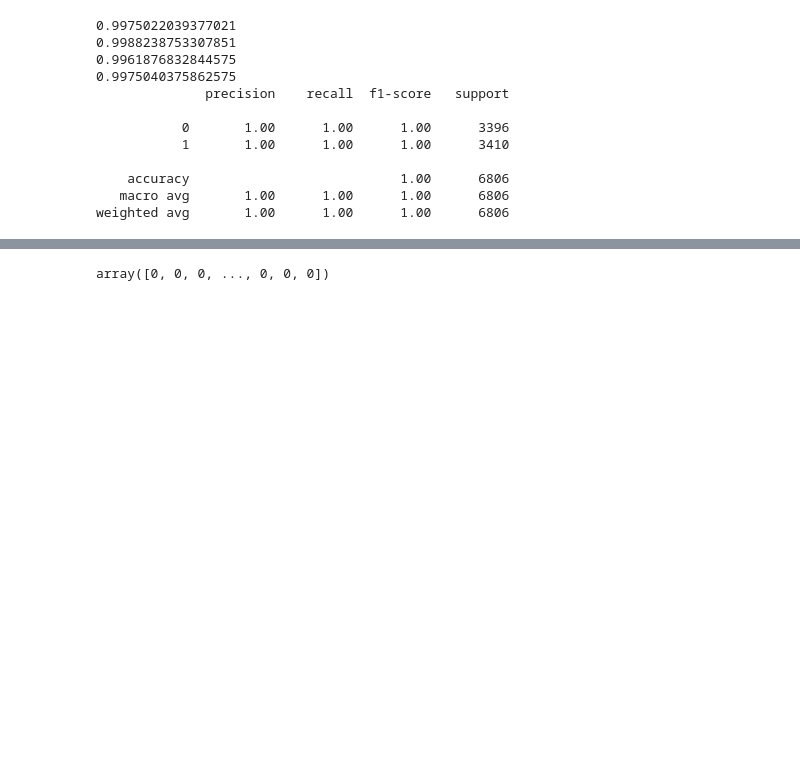
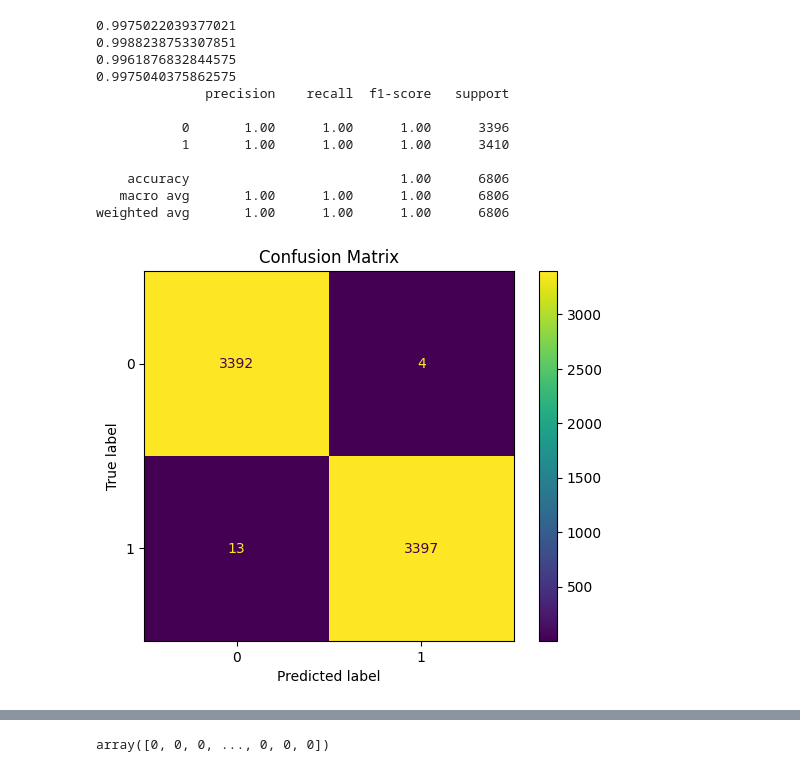
Before and after one commit to Adorna-hash/fake-job-posting-detection, a Jupyter notebook: model.ipynb, the cells around one changed output, grey strips where cells are left out. Saved outputs shown, nothing was run; the diff lists cells and outputs as text; code cells hidden in the pictures; blank space fills up the shorter version.

```diff
--- a/model.ipynb
+++ b/model.ipynb
@@ -16,6 +57,24 @@ df['text'] = (df["title"].astype(str)+ " " +  df["description"].astype(str)+ " "
 
 cat_cols = ['employment_type', 'required_experience', 'required_education', 'industry', 'function']
 bin_cols = ['telecommuting', 'has_company_logo', 'has_questions']
+# %%
+# Combine important text columns
+df['text'] = (df["title"].astype(str)+ " " +  df["description"].astype(str)+ " " +
+               df["requirements"].astype(str))
+
+onehot = OneHotEncoder(handle_unknown='ignore', sparse_output=False, drop='first')
+res = onehot.fit_transform(df[cat_cols])
+X_structured = pd.concat([df[bin_cols].reset_index(drop=True),
+pd.DataFrame(res, columns=onehot.get_feature_names_out(cat_cols))], axis=1)
+
+tfidf=TfidfVectorizer(max_features=5000, stop_words='english', ngram_range=(1,2), min_df=2)
+X_text =tfidf.fit_transform(df["text"])
+
+X_final = hstack([X_structured.to_numpy(), X_text])
+y=df["fraudulent"]
+
+smote =SMOTE(random_state=42)
+X_over_s, y_over_s =smote.fit_resample(X_final, y)
 # %%
 df[cat_cols] = df[cat_cols].fillna('Unknown')
 # %%
@@ -98,3 +157,10 @@ print(classification_report(y_test, y_pred))
     accuracy                           1.00      6806
    macro avg       1.00      1.00      1.00      6806
 weighted avg       1.00      1.00      1.00      6806
+# %%
+from sklearn.metrics import ConfusionMatrixDisplay
+ConfusionMatrixDisplay.from_estimator(model, X_test, y_test)
+plt.title("Confusion Matrix")
+plt.show()
+# %% [output]
+[figure, added]
```
Also changed, not shown: parts of 7 cells of this notebook.
